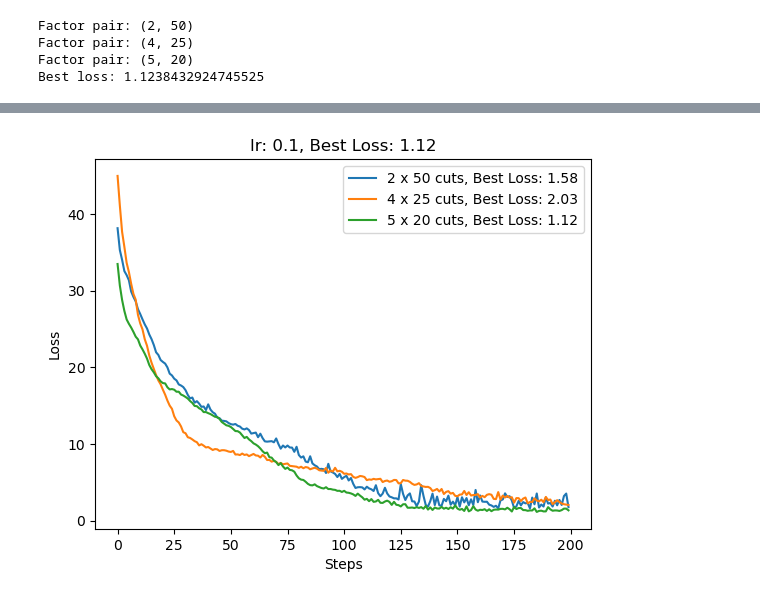
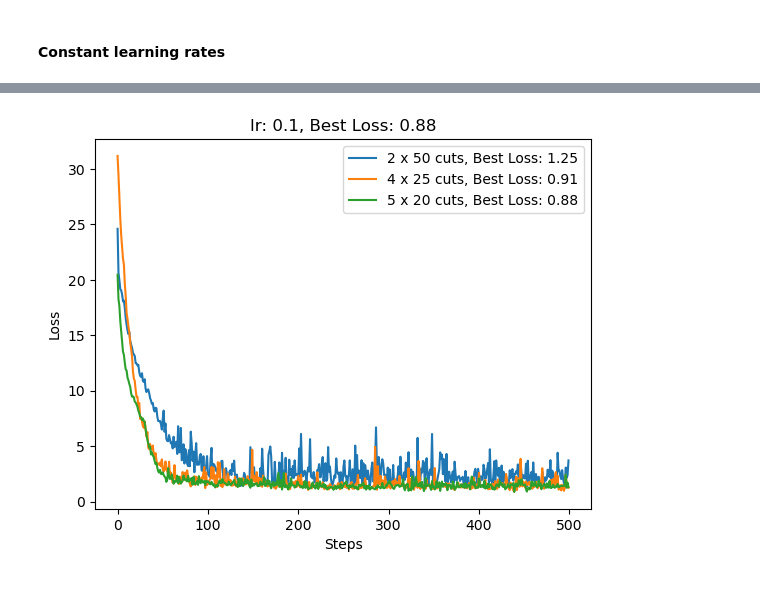
Before and after one commit to frankafan/PieceOfCake, a Jupyter notebook: grid_cuts.ipynb, the cells around one changed output, grey strips where cells are left out. Drawn from its saved outputs; the diff is of its cells as text; code cells hidden in the pictures.

```diff
--- a/grid_cuts.ipynb
+++ b/grid_cuts.ipynb
@@ -102,54 +102,57 @@ def calculate_gradient(x_cuts, y_cuts, requests, curr_loss, epsilon=1e-3):
         grad_y_cuts[i] = (loss_eps - curr_loss) / epsilon
 
     return grad_x_cuts, grad_y_cuts
-# %%
-learning_rate = 0.1
-num_iterations = 200
-epsilon = 1e-3
 # %%
-factors = factor_pairs(len(requests))[1:-1]
+def gradient_descent(factors, learning_rate=0.1, num_iterations=200, epsilon=1e-3, learning_rate_decay=1):
+    best_loss = float("inf")
+    best_x_cuts = None
+    best_y_cuts = None
+    all_losses = []
 
-best_loss = float("inf")
-best_x_cuts = None
-best_y_cuts = None
-all_losses = []
+    for factor in factors:
+        # print(f"Factor pair: {factor}")
+        num_horizontal, num_vertical = factor
 
-for factor in factors:
-    print(f"Factor pair: {factor}")
-    num_horizontal, num_vertical = factor
+        x_cuts = np.array(np.random.randint(1, width, num_vertical), dtype=float)
+        y_cuts = np.array(np.random.randint(1, height, num_horizontal), dtype=float)
 
-    x_cuts = np.array(np.random.randint(1, width, num_vertical), dtype=float)
-    y_cuts = np.array(np.random.randint(1, height, num_horizontal), dtype=float)
+        best_x_cuts = x_cuts.copy()
+        best_y_cuts = y_cuts.copy()
 
-    best_x_cuts = x_cuts.copy()
-    best_y_cuts = y_cuts.copy()
+        losses = []
+        lr = learning_rate
+        for i in range(num_iterations):
+            lr = max(lr * learning_rate_decay, 1e-2)
 
-    losses = []
-    for i in range(num_iterations):
-        areas = calculate_piece_areas(x_cuts, y_cuts)
-        loss = loss_function(areas, requests)
-        losses.append(loss)
+            areas = calculate_piece_areas(x_cuts, y_cuts)
+            loss = loss_function(areas, requests)
+            losses.append(loss)
 
-        if loss < best_loss:
-            best_loss = loss
-            best_x_cuts = x_cuts.copy()
-            best_y_cuts = y_cuts.copy()
+            if loss < best_loss:
+                best_loss = loss
+                best_x_cuts = x_cuts.copy()
+                best_y_cuts = y_cuts.copy()
 
-        grad_x_cuts, grad_y_cuts = calculate_gradient(x_cuts, y_cuts, requests, loss, epsilon)
+            grad_x_cuts, grad_y_cuts = calculate_gradient(x_cuts, y_cuts, requests, loss, epsilon)
 
-        x_cuts -= learning_rate * grad_x_cuts
-        y_cuts -= learning_rate * grad_y_cuts
-        # print(f'Iteration {i + 1}: Loss = {loss}, Best loss = {best_loss}')
-    all_losses.append(losses)
+            x_cuts -= lr * grad_x_cuts
+            y_cuts -= lr * grad_y_cuts
+            # print(f'Iteration {i + 1}: Loss = {loss}, Best loss = {best_loss}')
+        all_losses.append(losses)
+    all_losses = np.array(all_losses)
 
-print("Best loss:", best_loss)
+    return best_x_cuts, best_y_cuts, all_losses
-# %% [output]
-Factor pair: (2, 50)
-Factor pair: (4, 25)
-Factor pair: (5, 20)
-Best loss: 1.1238432924745525
+# %% [markdown]
+#### Constant learning rates
 # %%
-all_losses = np.array(all_losses)
+learning_rate = 0.1
+num_iterations = 500
+epsilon = 1e-3
+
+factors = factor_pairs(len(requests))[1:-1]
+best_x_cuts, best_y_cuts, all_losses = gradient_descent(factors, learning_rate, num_iterations, epsilon)
+
+print("Best loss:", np.min(np.concatenate(all_losses)))
 
 plt.figure()
 for losses in all_losses:
@@ -159,5 +162,6 @@ plt.xlabel('Steps')
 plt.ylabel('Loss')
 plt.title(f'lr: {learning_rate}, Best Loss: {np.min(np.concatenate(all_losses)):.2f}')
 plt.legend([f'{num_horizontal} x {num_vertical} cuts, Best Loss: {np.min(all_losses[i]):.2f}' for i, (num_horizontal, num_vertical) in enumerate(factors)])
+plt.savefig(f'lr={learning_rate}_loss={np.min(np.concatenate(all_losses)):.2f}.png')
 plt.show()
 # %% [output]
@@ -164 +169 @@ plt.show()
-[figure, old version]
+[figure, new version]
```
Also changed, not shown: parts of 11 cells of this notebook, 9 other files.
